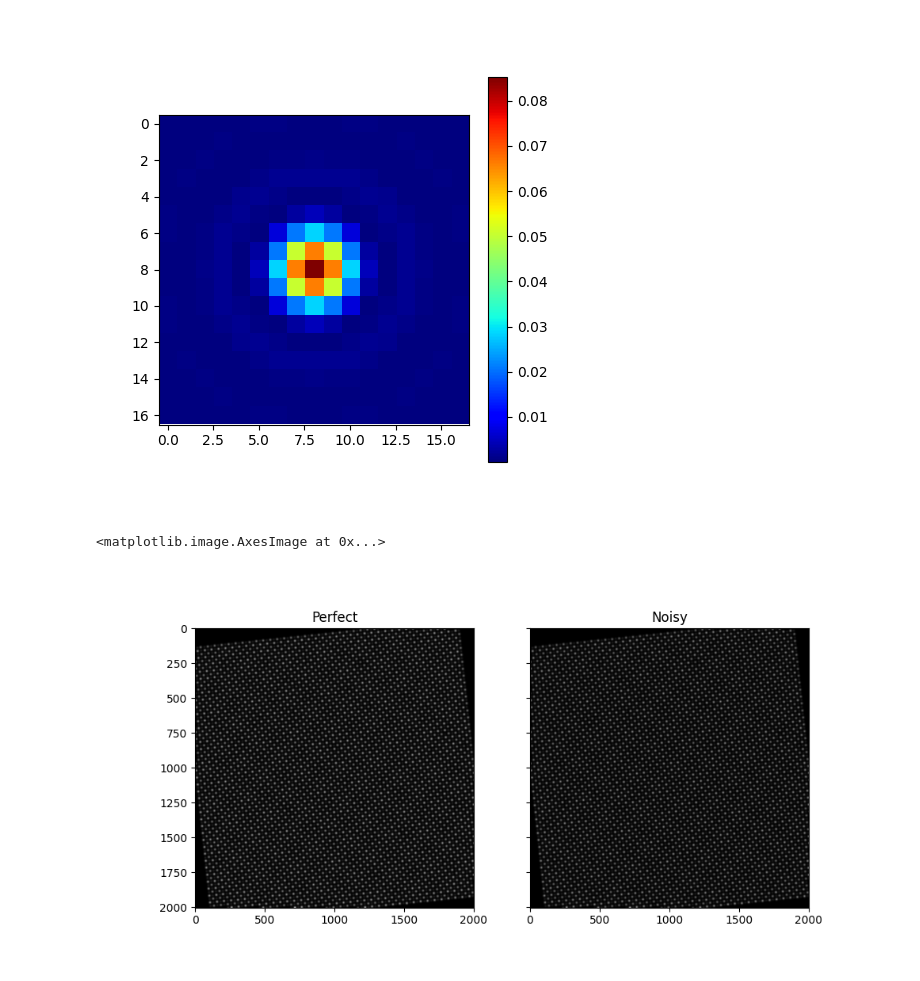
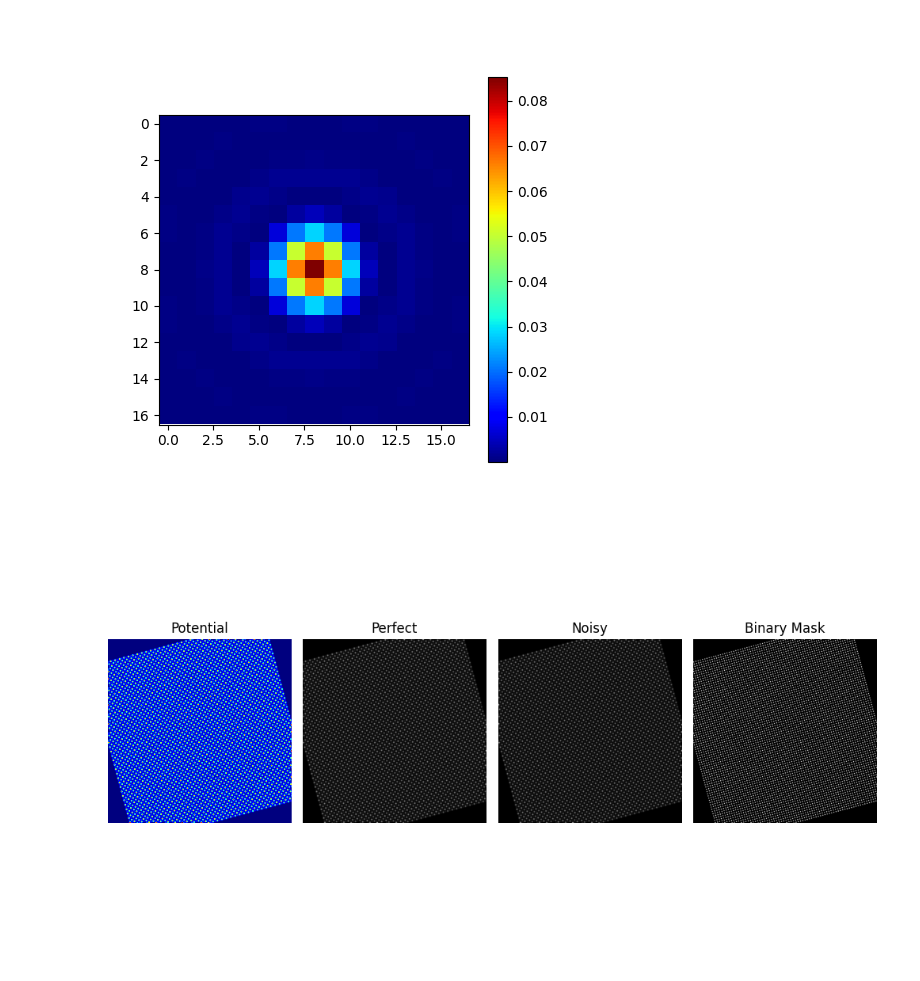
Before and after one commit to utkarshp1161/pystemsim, a Jupyter notebook: Generate_Dataset.ipynb, the cells around one changed output. Saved outputs shown, nothing was run; the diff lists cells and outputs as text; code cells hidden in the pictures.

Commit message:
implement mask modes

```diff
--- a/Generate_Dataset.ipynb
+++ b/Generate_Dataset.ipynb
@@ -41,7 +43,7 @@ rng = np.random.default_rng(master_seed)
 # Set random params
 # --------------------------------------------------
 phonon_sigma = rng.uniform(0.05, 0.15)
-rotation = rng.uniform(0, 360)
+rotation = 15 #rng.uniform(0, 360)
 atom_var = rng.normal(loc = 0.175, scale = 0.01)
 airy_disk_size = 1
 shot_noise = rng.uniform(0.6, 0.9)
@@ -83,13 +85,25 @@ fig.colorbar(ax.imshow(psf, cmap='jet'), ax=ax)
 # Make image, masks and add shot noise
 perfect_image = dg.convolve_kernel(potential, psf)
 noisy_image = dg.add_poisson_noise(perfect_image, shot_noise = shot_noise)
-masks_l1 = dg.get_onehot_masks(rot_xtal, axis_extent = axis_extent, pixel_size = pixel_size, radius = 5)
+masks = dg.get_masks(rot_xtal, axis_extent = axis_extent, pixel_size = pixel_size, radius = 5, mode='binary')
 # %%
-fig, ax = plt.subplots(1, 2, sharex=True, sharey=True, figsize=(10, 5))
-ax[0].set_title('Perfect')
-ax[0].imshow(perfect_image, cmap='gray')
-ax[1].set_title('Noisy')
-ax[1].imshow(noisy_image, cmap='gray')
+fig, ax = plt.subplots(1, 4, sharex=True, sharey=True, figsize=(10, 5))
+
+ax = ax.ravel()
+
+ax[0].set_title('Potential')
+ax[0].imshow(potential, cmap='jet', vmax=0.5)
+ax[1].set_title('Perfect')
+ax[1].imshow(perfect_image, cmap='gray')
+ax[2].set_title('Noisy')
+ax[2].imshow(noisy_image, cmap='gray')
+
+ax[3].set_title('Binary Mask')
+ax[3].imshow(masks, cmap='gray')
+
+
+for ax in ax:
+    ax.axis('off')
+fig.tight_layout()
 # %% [output]
-<matplotlib.image.AxesImage at 0x...>
-[figure, old version]
+[figure, new version]
```
Also changed, not shown: parts of 6 cells of this notebook, 1 other file.
